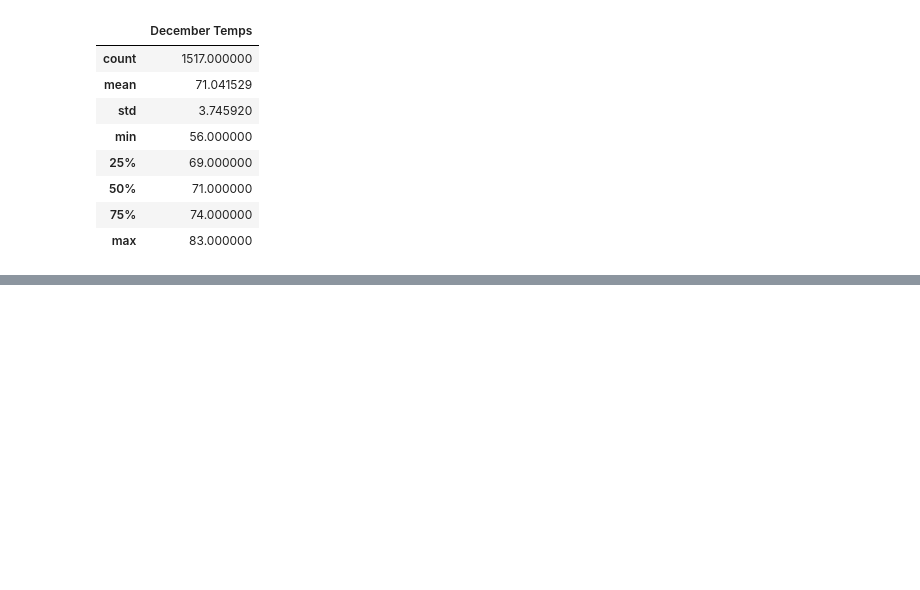
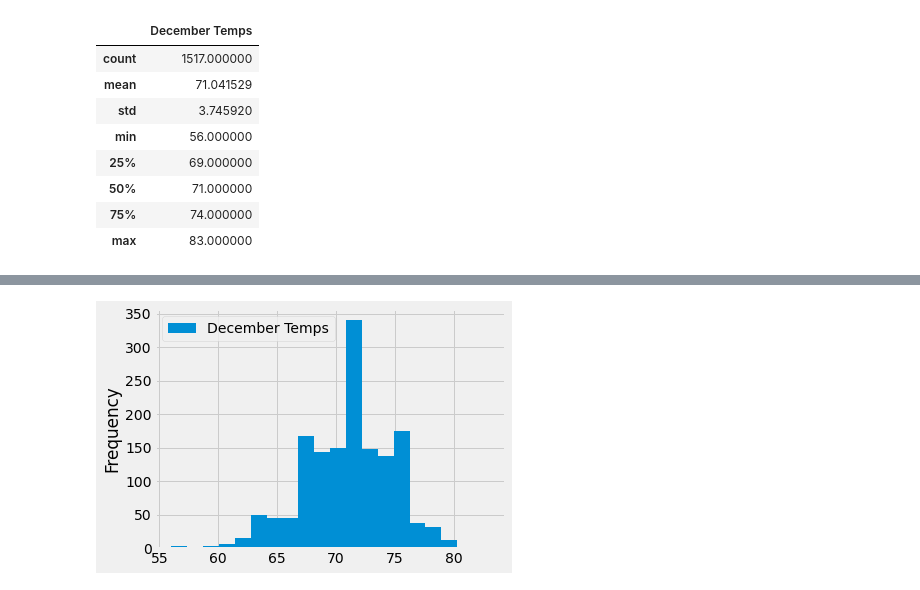
Before and after one commit to KMontero606/surfs_up, a Jupyter notebook: SurfsUp_Challenge.ipynb, the cells around one changed output, grey strips where cells are left out. Drawn from its saved outputs; the diff is of its cells as text; code cells hidden in the pictures; blank space fills up the shorter version.

```diff
--- a/SurfsUp_Challenge.ipynb
+++ b/SurfsUp_Challenge.ipynb
@@ -131,0 +143,5 @@ December_df.describe()
+# %%
+December_df.plot.hist(bins=20)
+plt.tight_layout()
+# %% [output]
+[figure, added]
```
Also changed, not shown: parts of 2 cells of this notebook.
